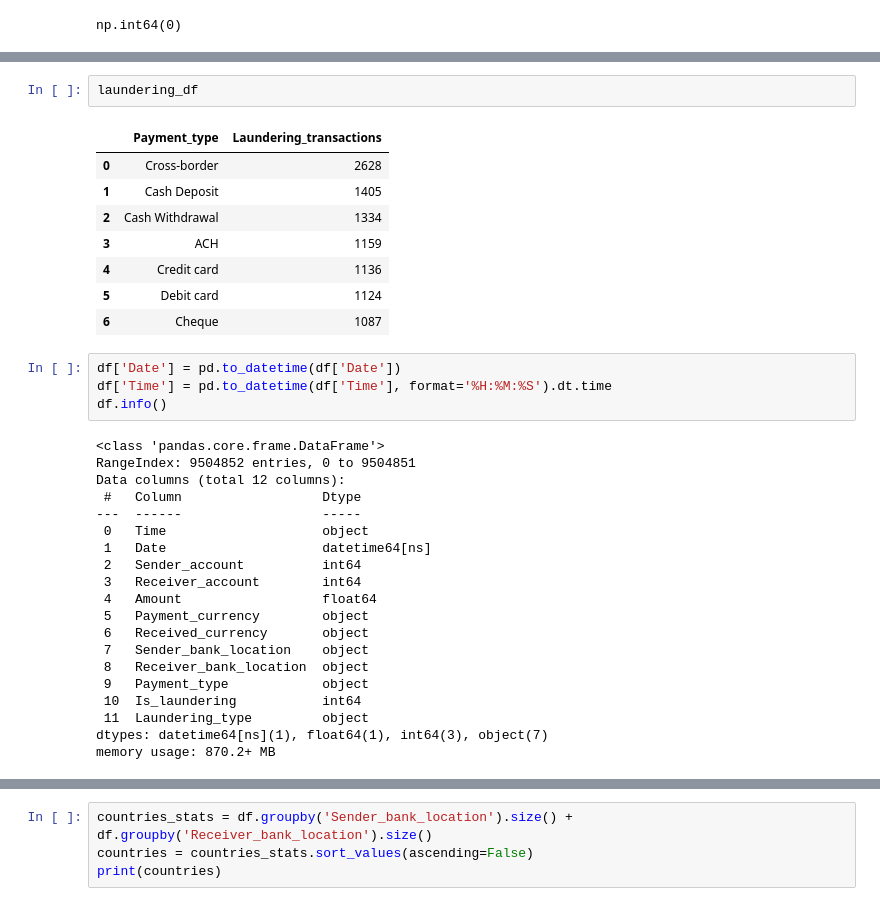
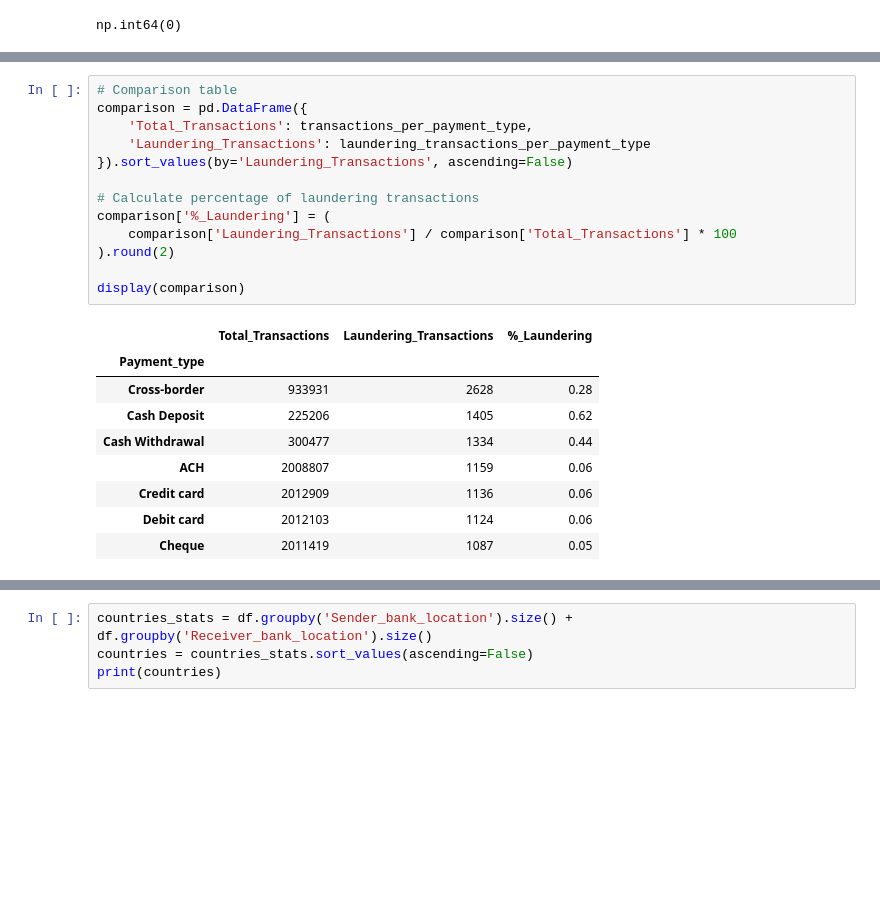
Before and after one commit to DamZav/aml-transactions-project, a Jupyter notebook: notebooks/EDA.ipynb, the cells around one changed output, grey strips where cells are left out. Cells and saved outputs as stored; diff of their text form; blank space fills up the shorter version.

```diff
--- a/notebooks/EDA.ipynb
+++ b/notebooks/EDA.ipynb
@@ -169,39 +164,27 @@ dtype: int64
 [figure]
-# %%
-laundering_df
-# %% [output]
-|  | Payment_type | Laundering_transactions |
-| 0 | Cross-border | 2628 |
-| 1 | Cash Deposit | 1405 |
-| 2 | Cash Withdrawal | 1334 |
-| 3 | ACH | 1159 |
-| 4 | Credit card | 1136 |
-| 5 | Debit card | 1124 |
-| 6 | Cheque | 1087 |
-# %%
-df['Date'] = pd.to_datetime(df['Date'])
-df['Time'] = pd.to_datetime(df['Time'], format='%H:%M:%S').dt.time
-df.info()
-# %% [output]
-<class 'pandas.core.frame.DataFrame'>
-RangeIndex: 9504852 entries, 0 to 9504851
-Data columns (total 12 columns):
- #   Column                  Dtype
----  ------                  -----
- 0   Time                    object
- 1   Date                    datetime64[ns]
- 2   Sender_account          int64
- 3   Receiver_account        int64
- 4   Amount                  float64
- 5   Payment_currency        object
- 6   Received_currency       object
- 7   Sender_bank_location    object
- 8   Receiver_bank_location  object
- 9   Payment_type            object
- 10  Is_laundering           int64
- 11  Laundering_type         object
-dtypes: datetime64[ns](1), float64(1), int64(3), object(7)
-memory usage: 870.2+ MB
+# %%
+# Comparison table
+comparison = pd.DataFrame({
+    'Total_Transactions': transactions_per_payment_type,
+    'Laundering_Transactions': laundering_transactions_per_payment_type
+}).sort_values(by='Laundering_Transactions', ascending=False)
+
+# Calculate percentage of laundering transactions
+comparison['%_Laundering'] = (
+    comparison['Laundering_Transactions'] / comparison['Total_Transactions'] * 100
+).round(2)
+
+display(comparison)
+# %% [output]
+|  | Total_Transactions | Laundering_Transactions | %_Laundering |
+| Payment_type |  |  |  |
+| Cross-border | 933931 | 2628 | 0.28 |
+| Cash Deposit | 225206 | 1405 | 0.62 |
+| Cash Withdrawal | 300477 | 1334 | 0.44 |
+| ACH | 2008807 | 1159 | 0.06 |
+| Credit card | 2012909 | 1136 | 0.06 |
+| Debit card | 2012103 | 1124 | 0.06 |
+| Cheque | 2011419 | 1087 | 0.05 |
 # %%
 sender_bank_location = df['Sender_bank_location'].value_counts()
 print(sender_bank_location)
```
Also changed, not shown: parts of 5 cells of this notebook.
